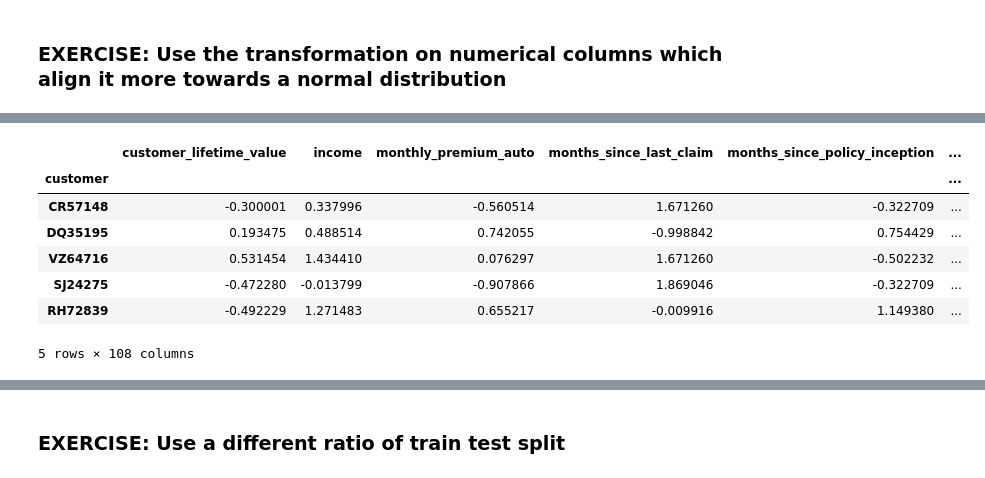
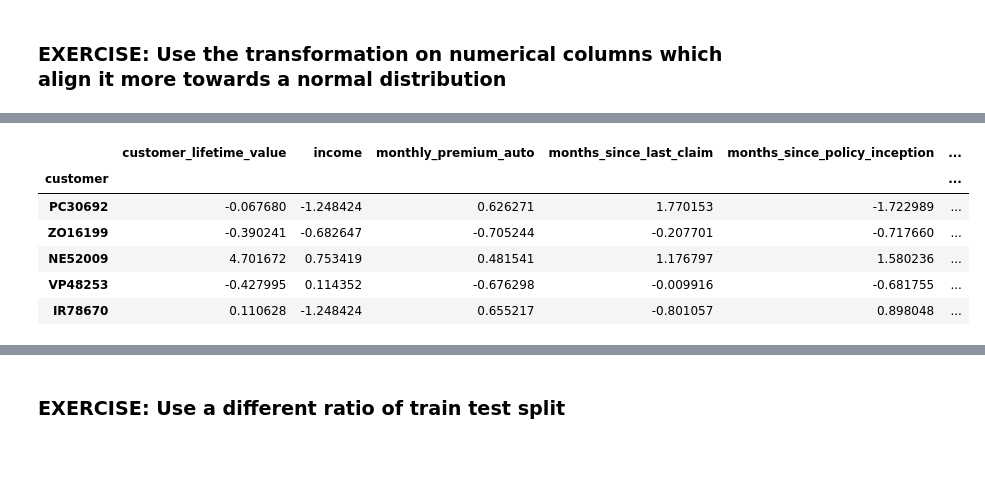
Before and after one commit to GVCarbajal/lab-customer-analysis-round-7, a Jupyter notebook: lab-customer-analysis-round-7.ipynb, the cells around one changed output, grey strips where cells are left out. Drawn from its saved outputs; the diff is of its cells as text; code cells hidden in the pictures.

```diff
--- a/lab-customer-analysis-round-7.ipynb
+++ b/lab-customer-analysis-round-7.ipynb
@@ -259,11 +241,11 @@ X_ready.sample(5)
 # %%
 # TRAIN-TEST SPLIT
 
-X_train, X_test, y_train, y_test = train_test_split(X_ready, y, test_size=0.3, random_state=42)
+X_num_train, X_num_test, y_train, y_test = train_test_split(X_num, y, test_size=0.3, random_state=42)
 # %%
 # StandardScaler: use it only after the train-test split!
 
-STDscaler = StandardScaler().fit(X_train) # initialize StandardScaler and fit TRAIN data to compute mean and std
+STDscaler = StandardScaler().fit(X_num_train) # initialize StandardScaler and fit TRAIN data to compute mean and std
 # %%
 # Transform TRAIN data with the scaler
 
@@ -283,16 +294,15 @@ X_train_STDscaled.sample(5)
 # %%
 # Transform TEST data with the scaler
 
-X_test_STDscaled = pd.DataFrame( # convert np array returned by scaler.transform() into a pd dataframe
-    data=STDscaler.transform(X_test), # use scaler to put all numerical values between 0 (X_train min) and 1 (X_train max)
-    index=X_test.index, columns=X_test.columns) # set index and column names of the new dataframe
-X_train_STDscaled.sample(5)
+X_num_test_STDscaled = pd.DataFrame( # convert np array returned by scaler.transform() into a pd dataframe
+    data=STDscaler.transform(X_num_test), # use scaler to standarized numerical values by centering and scaling
+    index=X_num_test.index, columns=X_num_test.columns) # set index and column names of the new dataframe
+X_num_test_STDscaled.sample(5)
 # %% [output]
 |  | customer_lifetime_value | income | monthly_premium_auto | months_since_last_claim | months_since_policy_inception | ... |
 | customer |  |  |  |  |  | ... |
-| CR57148 | -0.300001 | 0.337996 | -0.560514 | 1.671260 | -0.322709 | ... |
-| DQ35195 | 0.193475 | 0.488514 | 0.742055 | -0.998842 | 0.754429 | ... |
-| VZ64716 | 0.531454 | 1.434410 | 0.076297 | 1.671260 | -0.502232 | ... |
-| SJ24275 | -0.472280 | -0.013799 | -0.907866 | 1.869046 | -0.322709 | ... |
-| RH72839 | -0.492229 | 1.271483 | 0.655217 | -0.009916 | 1.149380 | ... |
+| PC30692 | -0.067680 | -1.248424 | 0.626271 | 1.770153 | -1.722989 | ... |
+| ZO16199 | -0.390241 | -0.682647 | -0.705244 | -0.207701 | -0.717660 | ... |
+| NE52009 | 4.701672 | 0.753419 | 0.481541 | 1.176797 | 1.580236 | ... |
+| VP48253 | -0.427995 | 0.114352 | -0.676298 | -0.009916 | -0.681755 | ... |
+| IR78670 | 0.110628 | -1.248424 | 0.655217 | -0.801057 | 0.898048 | ... |
-5 rows × 108 columns
```
Also changed, not shown: parts of 30 cells of this notebook.
